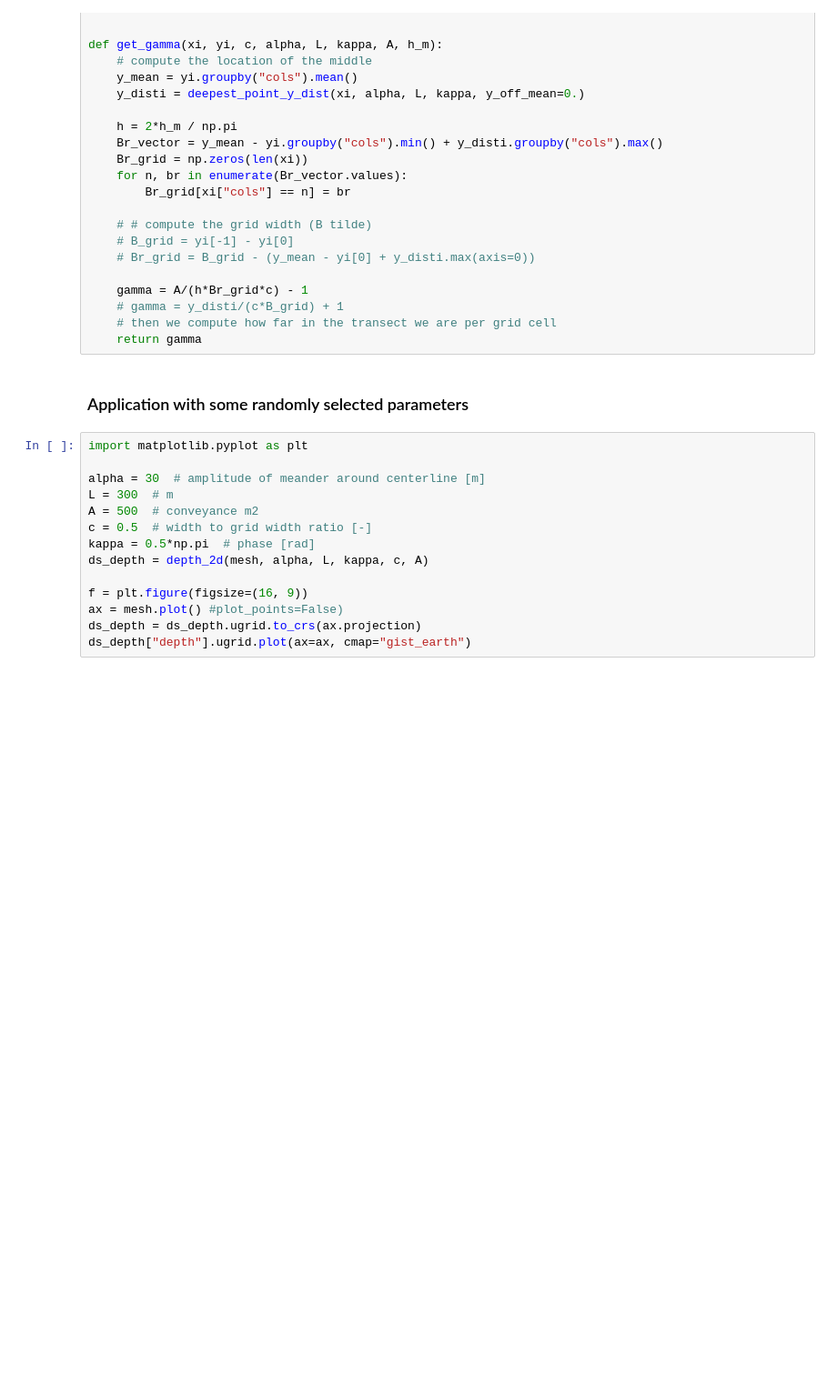
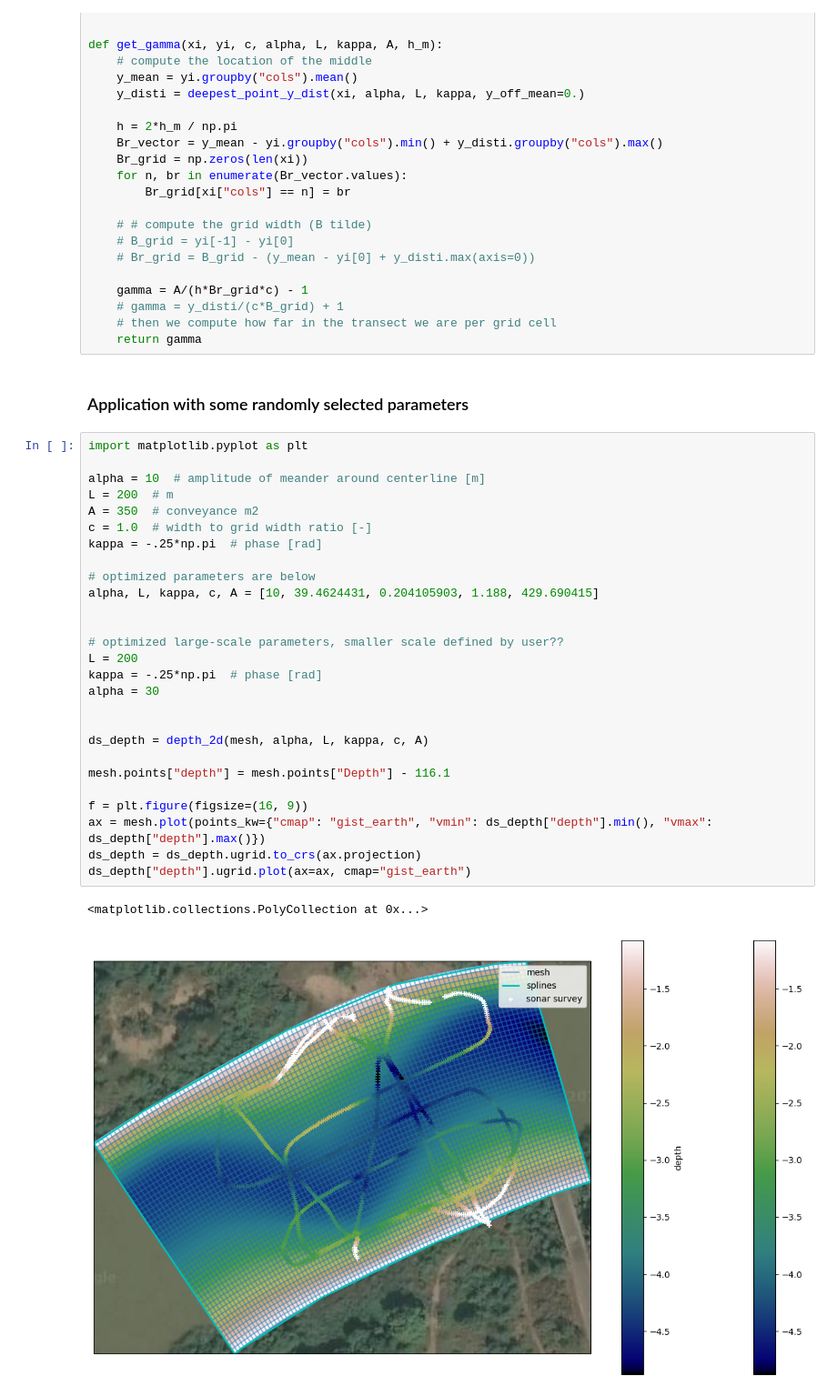
Before and after one commit to localdevices/ORProfile, a Jupyter notebook: notebooks/Lacey_curvilinear.ipynb, the cells around one changed output. Shown at 91% size. Saved outputs shown, nothing was run; the diff lists cells and outputs as text; blank space fills up the shorter version.

```diff
--- a/notebooks/Lacey_curvilinear.ipynb
+++ b/notebooks/Lacey_curvilinear.ipynb
@@ -160,15 +163,31 @@ def get_gamma(xi, yi, c, alpha, L, kappa, A, h_m):
 # %%
 import matplotlib.pyplot as plt
 
-alpha = 30  # amplitude of meander around centerline [m]
-L = 300  # m
-A = 500  # conveyance m2
-c = 0.5  # width to grid width ratio [-]
-kappa = 0.5*np.pi  # phase [rad]
+alpha = 10  # amplitude of meander around centerline [m]
+L = 200  # m
+A = 350  # conveyance m2
+c = 1.0  # width to grid width ratio [-]
+kappa = -.25*np.pi  # phase [rad]
+
+# optimized parameters are below
+alpha, L, kappa, c, A = [10, 39.4624431, 0.204105903, 1.188, 429.690415]
+
+
+# optimized large-scale parameters, smaller scale defined by user??
+L = 200
+kappa = -.25*np.pi  # phase [rad]
+alpha = 30
+
+
 ds_depth = depth_2d(mesh, alpha, L, kappa, c, A)
 
+mesh.points["depth"] = mesh.points["Depth"] - 116.1
+
 f = plt.figure(figsize=(16, 9))
-ax = mesh.plot() #plot_points=False)
+ax = mesh.plot(points_kw={"cmap": "gist_earth", "vmin": ds_depth["depth"].min(), "vmax": ds_depth["depth"].max()})
 ds_depth = ds_depth.ugrid.to_crs(ax.projection)
 ds_depth["depth"].ugrid.plot(ax=ax, cmap="gist_earth")
+# %% [output]
+<matplotlib.collections.PolyCollection at 0x...>
+[figure, added]
 # %%
```
Also changed, not shown: parts of 4 cells of this notebook, 15 other files.
